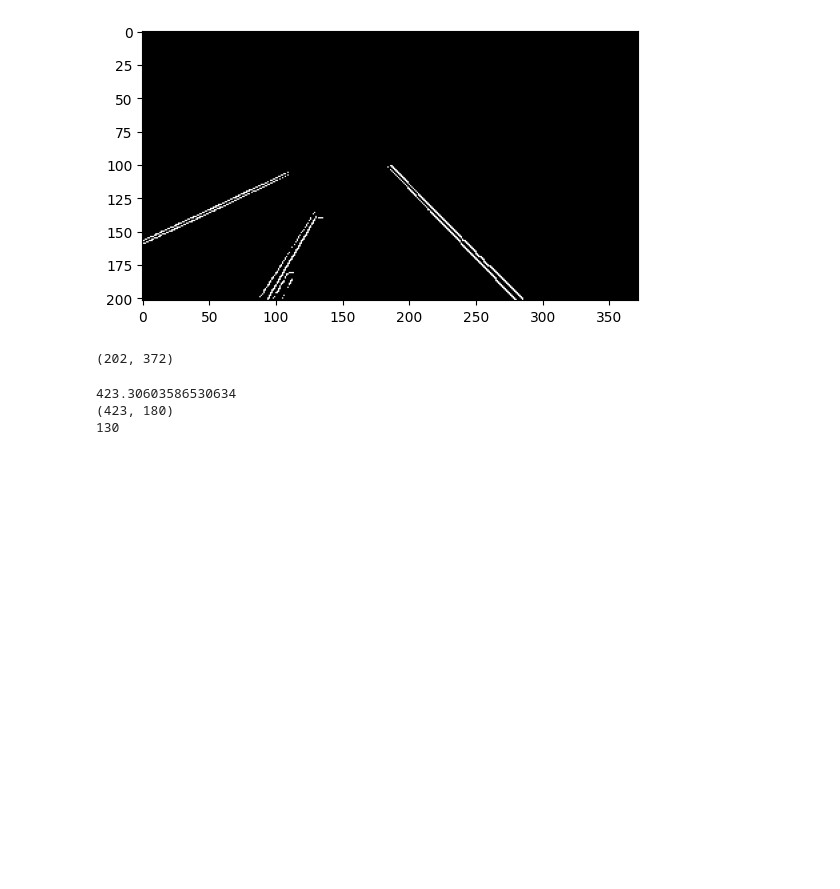
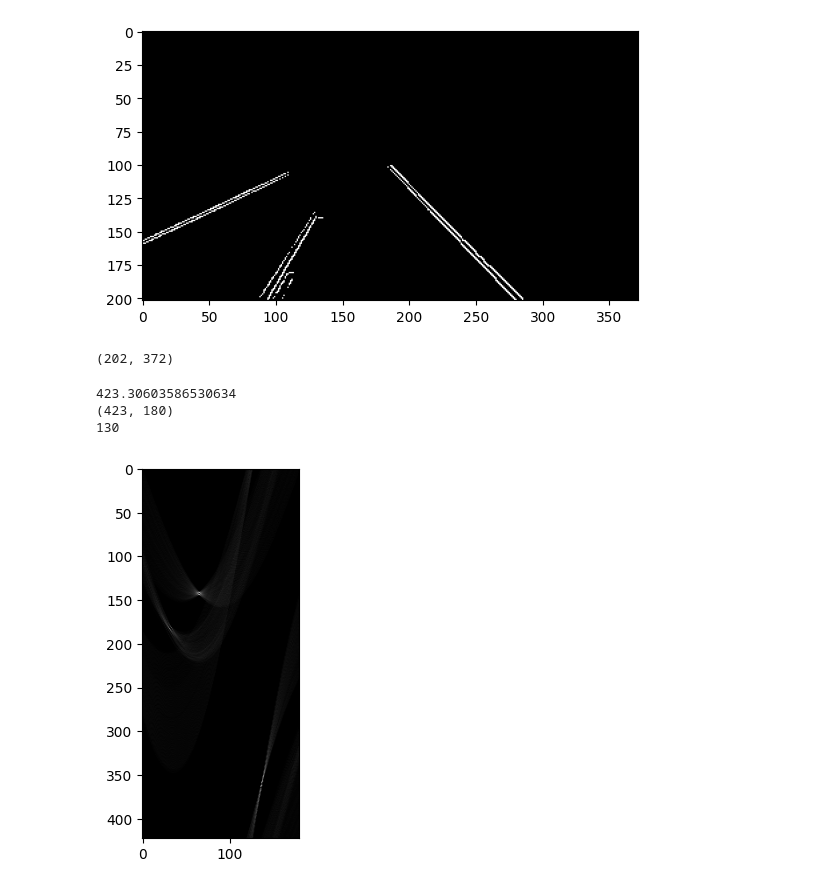
Before and after one commit to MohamedFarid612/Image-Processing-Filters-For-ImageCartoonifying-and-Road-Lane-Detection-Using-Hough-Transform, a Jupyter notebook: Hough.ipynb, the cells around one changed output. Cells and saved outputs as stored; diff of their text form; code cells hidden in the pictures; blank space fills up the shorter version.

```diff
--- a/Hough.ipynb
+++ b/Hough.ipynb
@@ -52,22 +52,27 @@ print(roi.shape)
 # %%
 import  math
 max_raw=math.sqrt(h*h+w*w)
 print(max_raw)
 
 accumulator = np.zeros((int(max_raw), 180), dtype=np.uint8)
 print(accumulator.shape)
 
 for y in range(h):
     for x in range(w):
         if roi[y, x] == 255:
             for theta in range(0, 180):
                 theta_radian = (theta * np.pi) / 180
                 raw = int((x * np.cos(theta_radian)) + (y * np.sin(theta_radian)))
                 accumulator[raw, theta] += 1
 
 max_value = np.amax(accumulator)
 print(max_value)
+
+
+plt.imshow(accumulator, cmap='gray')
+plt.show()
 # %% [output]
 423.30603586530634
 (423, 180)
 130
+[figure, added]
```
